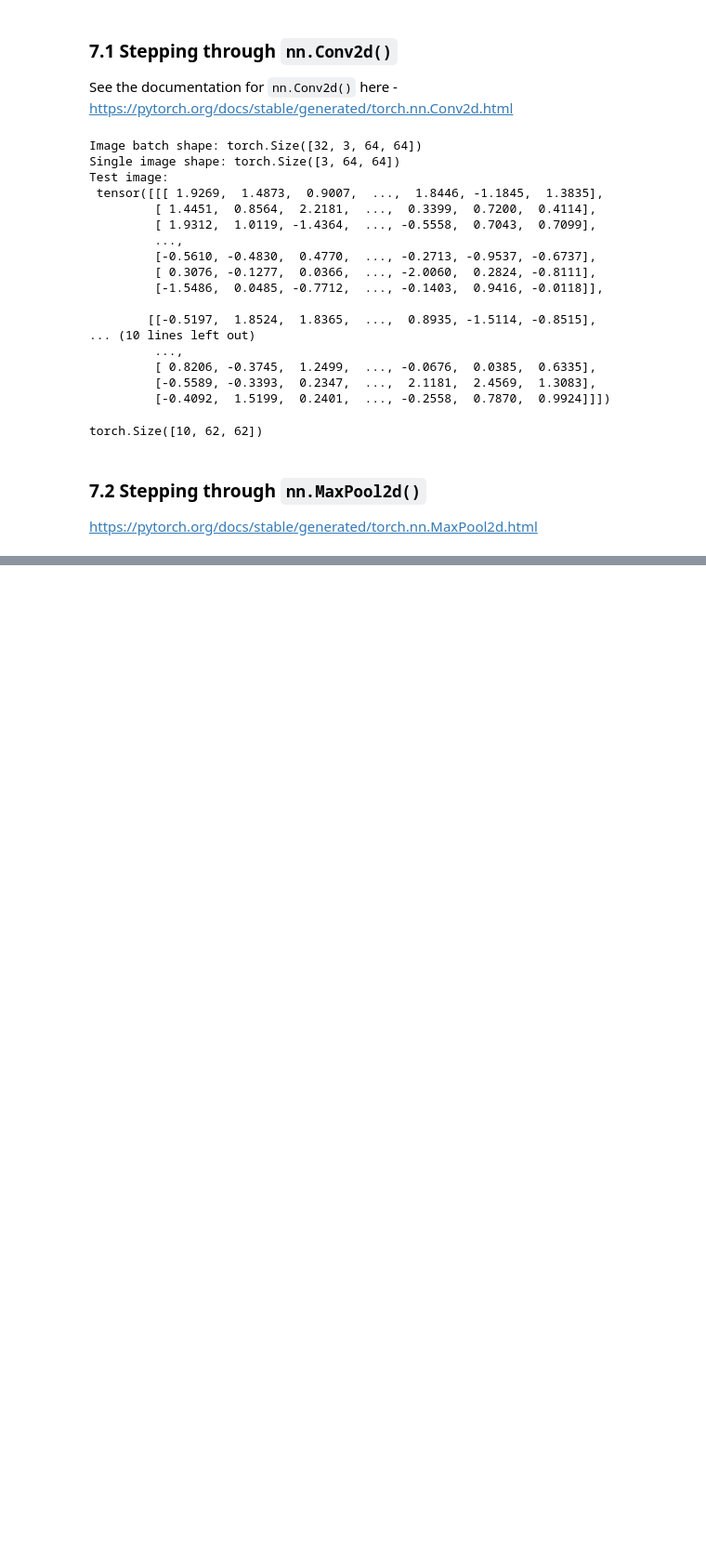
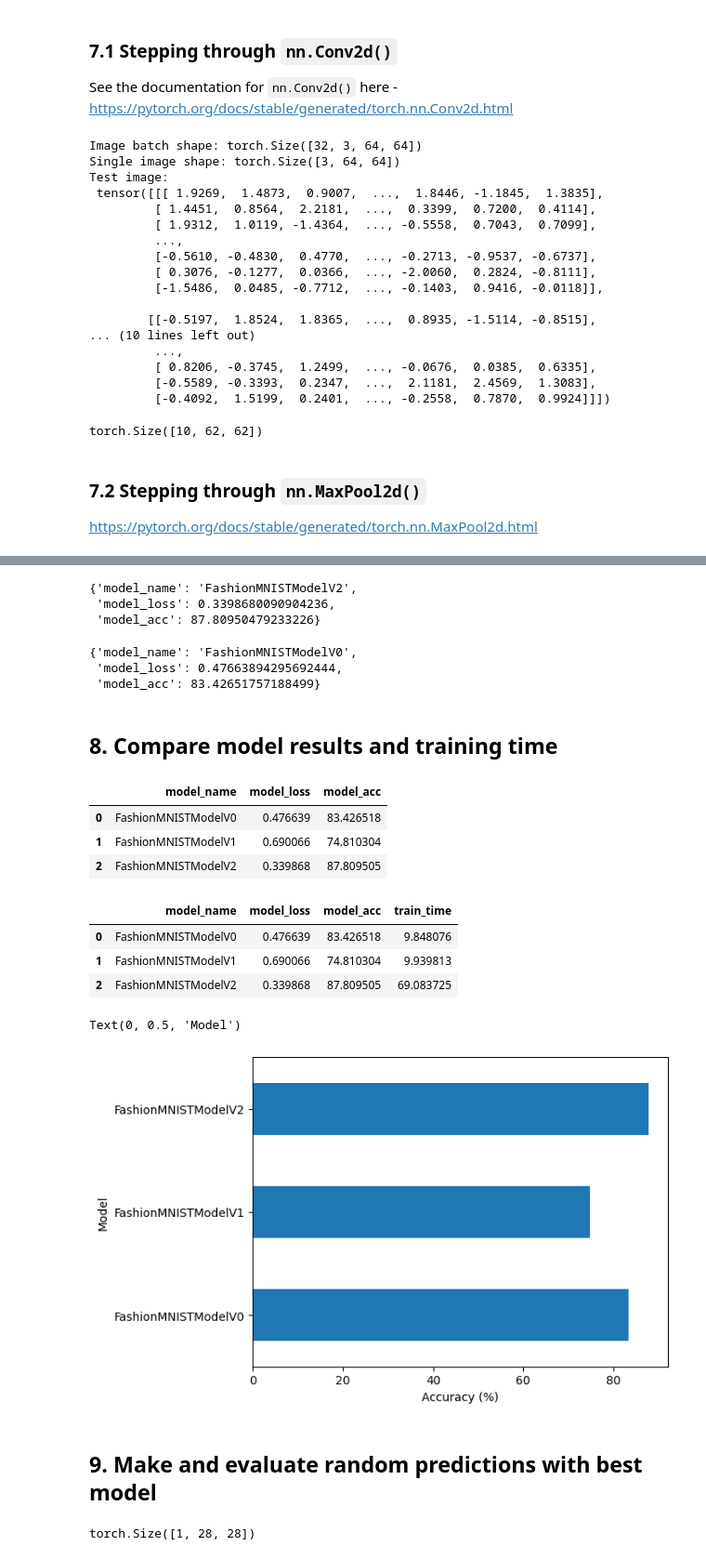
Before and after one commit to eschafir/deep_learning_pytorch, a Jupyter notebook: 03_pytorch_computer_vision.ipynb, the cells around one changed output, grey strips where cells are left out. Shown at 93% size. Cells and saved outputs as stored; diff of their text form; code cells hidden in the pictures; blank space fills up the shorter version.

```diff
--- a/03_pytorch_computer_vision.ipynb
+++ b/03_pytorch_computer_vision.ipynb
@@ -819,0 +862,6 @@ https://pytorch.org/docs/stable/generated/torch.nn.MaxPool2d.html
+# %%
+# Setup loss function/eval metrics/optimizer
+from helper_functions import accuracy_fn
+
+loss_fn = nn.CrossEntropyLoss()
+optimizer = torch.optim.SGD(params=model_2.parameters(), lr=0.1)
@@ -819,0 +929,48 @@ https://pytorch.org/docs/stable/generated/torch.nn.MaxPool2d.html
+# %%
+# Get model_2 results
+model_2_results = eval_model(model=model_2,
+                             data_loader=test_dataloader,
+                             loss_fn=loss_fn,
+                             accuracy_fn=accuracy_fn)
+
+model_2_results
+# %% [output]
+{'model_name': 'FashionMNISTModelV2',
+ 'model_loss': 0.3398680090904236,
+ 'model_acc': 87.80950479233226}
+# %%
+model_0_results
+# %% [output]
+{'model_name': 'FashionMNISTModelV0',
+ 'model_loss': 0.47663894295692444,
+ 'model_acc': 83.42651757188499}
+# %% [markdown]
+## 8. Compare model results and training time
+# %%
+import pandas as pd
+compare_results = pd.DataFrame([model_0_results, model_1_results, model_2_results])
+compare_results
+# %% [output]
+|  | model_name | model_loss | model_acc |
+| 0 | FashionMNISTModelV0 | 0.476639 | 83.426518 |
+| 1 | FashionMNISTModelV1 | 0.690066 | 74.810304 |
+| 2 | FashionMNISTModelV2 | 0.339868 | 87.809505 |
+# %%
+# Add training times to compare_results
+compare_results['train_time']=[total_train_time_model_0, total_train_time_model_1, total_train_time_model_2]
+compare_results
+# %% [output]
+|  | model_name | model_loss | model_acc | train_time |
+| 0 | FashionMNISTModelV0 | 0.476639 | 83.426518 | 9.848076 |
+| 1 | FashionMNISTModelV1 | 0.690066 | 74.810304 | 9.939813 |
+| 2 | FashionMNISTModelV2 | 0.339868 | 87.809505 | 69.083725 |
+# %%
+# Visualize our model results
+compare_results.set_index("model_name")["model_acc"].plot(kind="barh")
+plt.xlabel("Accuracy (%)")
+plt.ylabel("Model")
+# %% [output]
+Text(0, 0.5, 'Model')
+[figure, added]
+# %% [markdown]
+## 9. Make and evaluate random predictions with best model
@@ -819,0 +1001,13 @@ https://pytorch.org/docs/stable/generated/torch.nn.MaxPool2d.html
+# %%
+import random
+# random.seed(42)
+test_samples = []
+test_labels = []
+for sample, label in random.sample(list(test_data), k=9):
+    test_samples.append(sample)
+    test_labels.append(label)
+
+# View the first sample shape
+test_samples[0].shape
+# %% [output]
+torch.Size([1, 28, 28])
```
Also changed, not shown: parts of 25 cells of this notebook.
